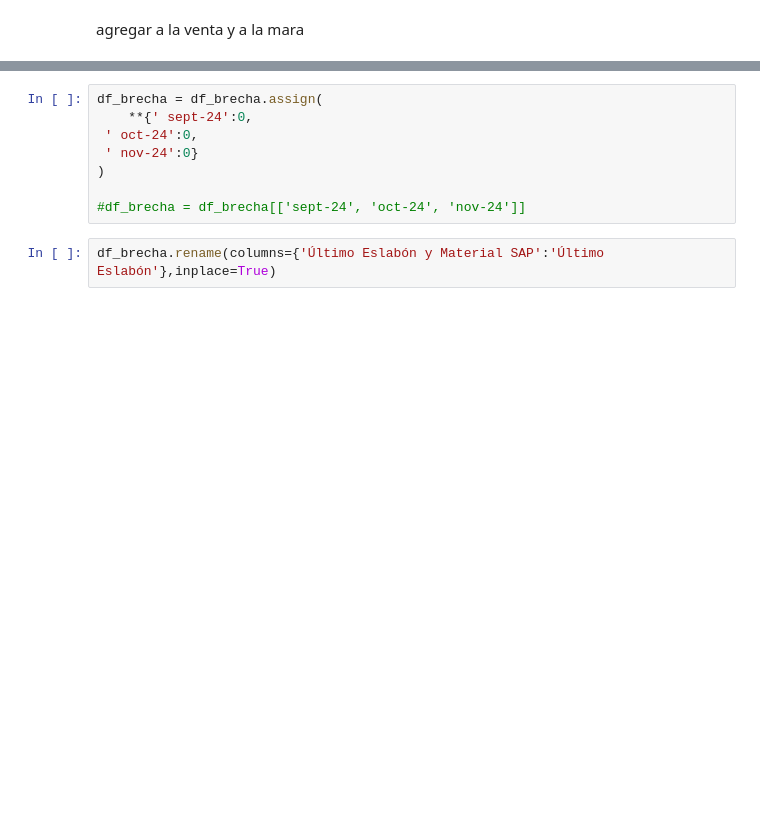
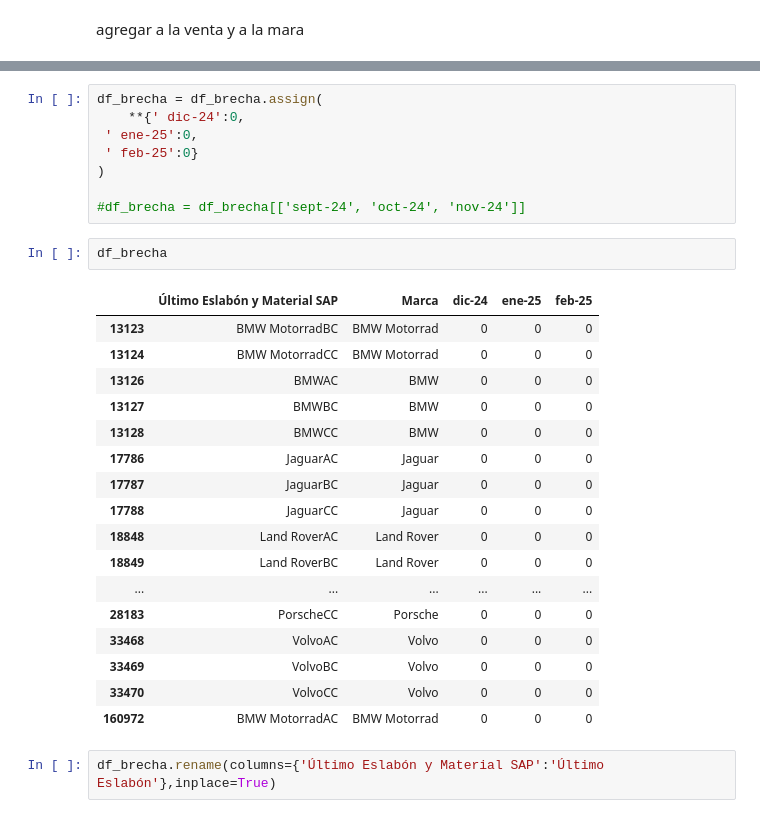
Before and after one commit to lukasravlic/consolidado_mos, a Jupyter notebook: consolidado_mos.ipynb, the cells around one changed output, grey strips where cells are left out. Drawn from its saved outputs; the diff is of its cells as text; blank space fills up the shorter version.

```diff
--- a/consolidado_mos.ipynb
+++ b/consolidado_mos.ipynb
@@ -56,10 +122,30 @@ df_brecha
 # %%
 df_brecha = df_brecha.assign(
-    **{' sept-24':0,
- ' oct-24':0,
- ' nov-24':0}
+    **{' dic-24':0,
+ ' ene-25':0,
+ ' feb-25':0}
 )
 
 #df_brecha = df_brecha[['sept-24', 'oct-24', 'nov-24']]
+# %%
+df_brecha
+# %% [output]
+|  | Último Eslabón y Material SAP | Marca | dic-24 | ene-25 | feb-25 |
+| 13123 | BMW MotorradBC | BMW Motorrad | 0 | 0 | 0 |
+| 13124 | BMW MotorradCC | BMW Motorrad | 0 | 0 | 0 |
+| 13126 | BMWAC | BMW | 0 | 0 | 0 |
+| 13127 | BMWBC | BMW | 0 | 0 | 0 |
+| 13128 | BMWCC | BMW | 0 | 0 | 0 |
+| 17786 | JaguarAC | Jaguar | 0 | 0 | 0 |
+| 17787 | JaguarBC | Jaguar | 0 | 0 | 0 |
+| 17788 | JaguarCC | Jaguar | 0 | 0 | 0 |
+| 18848 | Land RoverAC | Land Rover | 0 | 0 | 0 |
+| 18849 | Land RoverBC | Land Rover | 0 | 0 | 0 |
+| ... | ... | ... | ... | ... | ... |
+| 28183 | PorscheCC | Porsche | 0 | 0 | 0 |
+| 33468 | VolvoAC | Volvo | 0 | 0 | 0 |
+| 33469 | VolvoBC | Volvo | 0 | 0 | 0 |
+| 33470 | VolvoCC | Volvo | 0 | 0 | 0 |
+| 160972 | BMW MotorradAC | BMW Motorrad | 0 | 0 | 0 |
 # %%
 df_brecha.rename(columns={'Último Eslabón y Material SAP':'Último Eslabón'},inplace=True)
```
Also changed, not shown: parts of 75 cells of this notebook, 3 other files.
